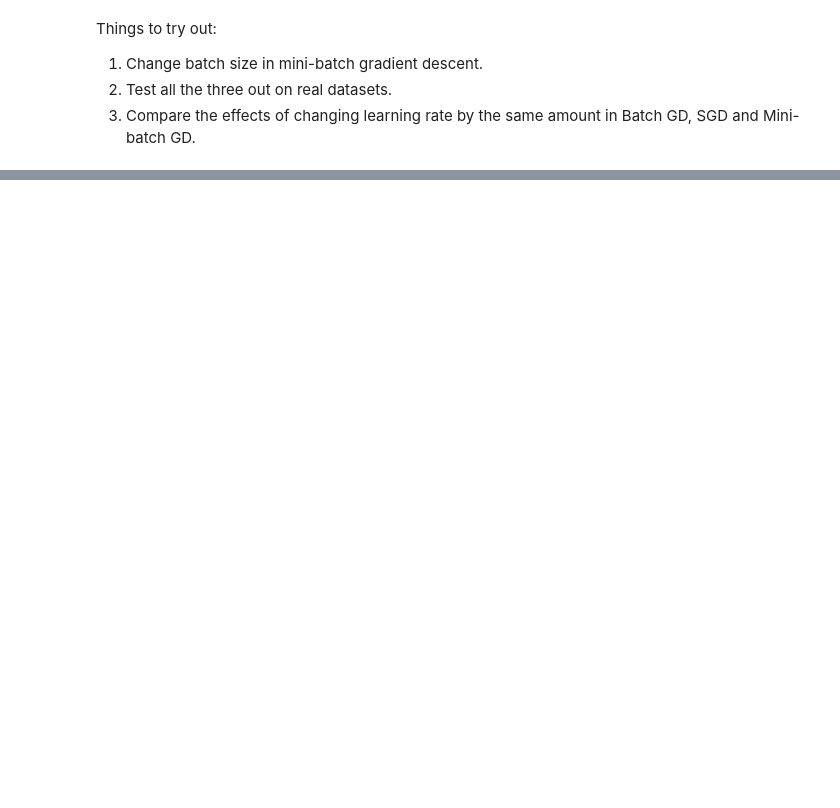
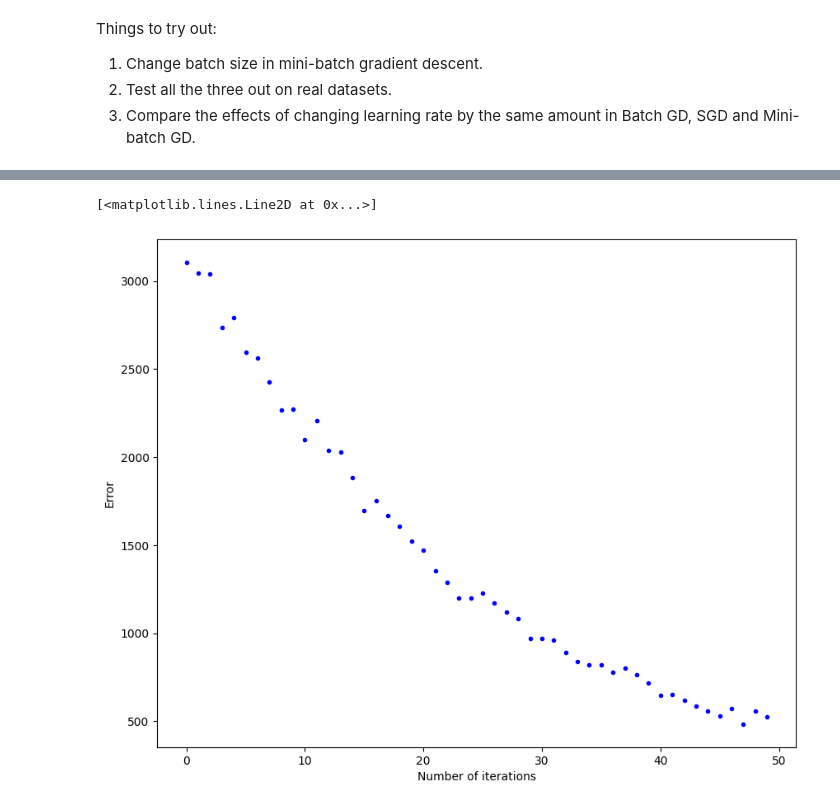
Before and after one commit to vanshnawander/colab_notebooks_aiml, a Jupyter notebook: AIML_Module_4_Lab_3_Gradient_Descent.ipynb, the cells around one changed output, grey strips where cells are left out. Cells and saved outputs as stored; diff of their text form; code cells hidden in the pictures; blank space fills up the shorter version.

```diff
--- a/AIML_Module_4_Lab_3_Gradient_Descent.ipynb
+++ b/AIML_Module_4_Lab_3_Gradient_Descent.ipynb
@@ -276,0 +353,11 @@ Things to try out:
+# %%
+fig, ax = plt.subplots(figsize=(10,8))
+
+ax.set_ylabel('Error')
+ax.set_xlabel('Number of iterations')
+y_pred = np.random.randn(2,1)
+
+ax.plot(range(n_iter), cost_history, 'b.')
+# %% [output]
+[<matplotlib.lines.Line2D at 0x...>]
+[figure, added]
```
Also changed, not shown: parts of 9 cells of this notebook.
